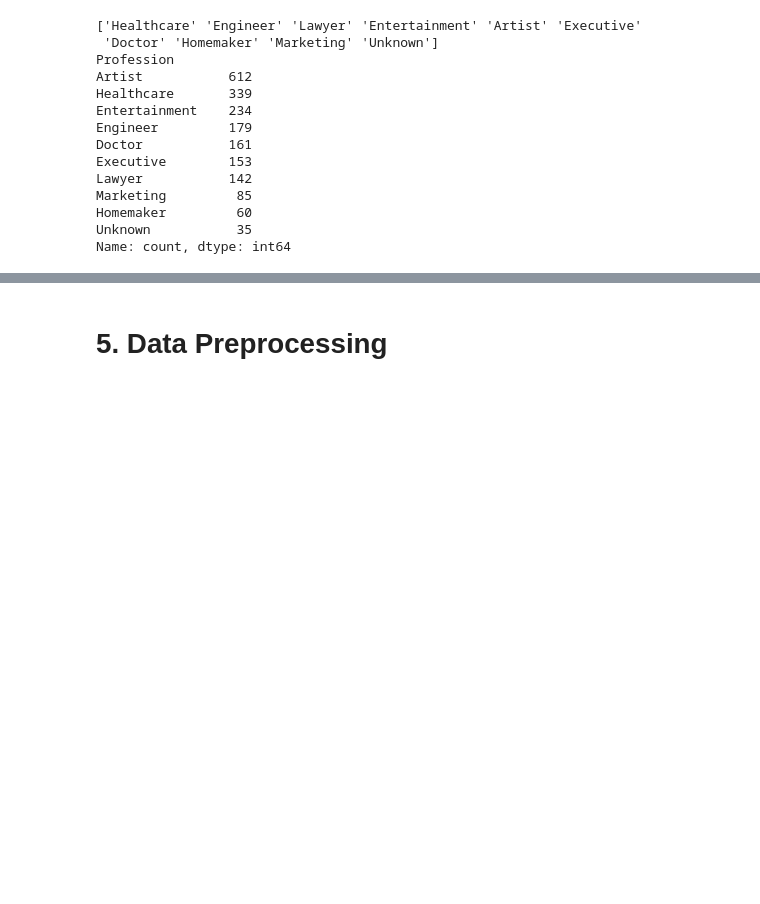
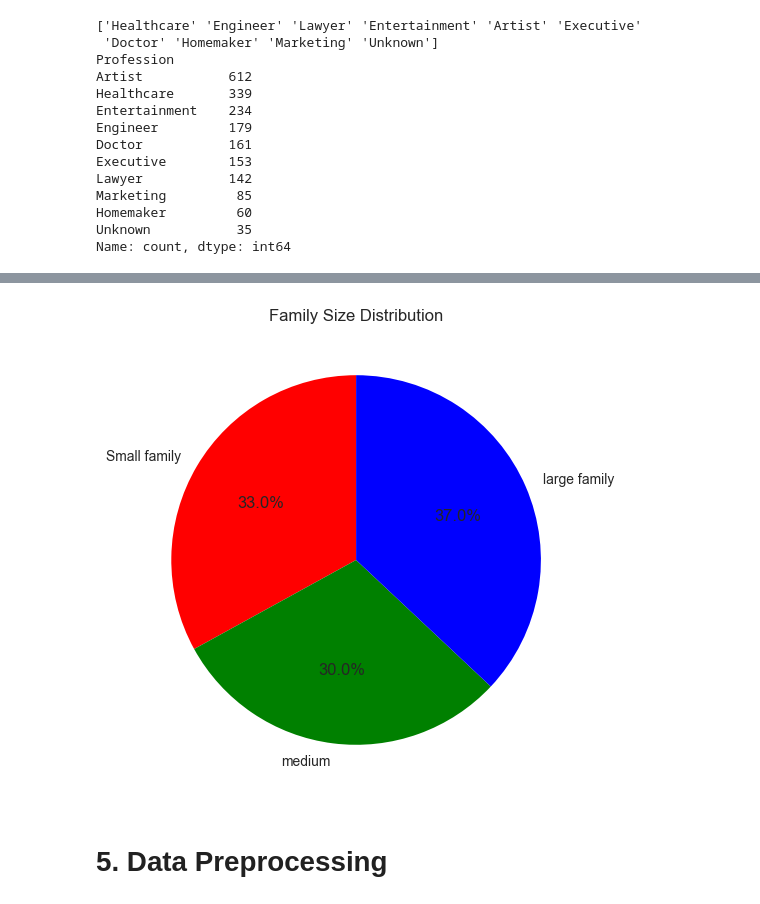
Before and after one commit to MrasyidN/belajarMachineLearning, a Jupyter notebook: Proyek/[Clustering]_Submission_Akhir_BMLP_MuhammadRasyidNurrohim.ipynb, the cells around one changed output, grey strips where cells are left out. Saved outputs shown, nothing was run; the diff lists cells and outputs as text; code cells hidden in the pictures; blank space fills up the shorter version.

```diff
--- a/Proyek/[Clustering]_Submission_Akhir_BMLP_MuhammadRasyidNurrohim.ipynb
+++ b/Proyek/[Clustering]_Submission_Akhir_BMLP_MuhammadRasyidNurrohim.ipynb
@@ -320,3 +412,19 @@ Name: count, dtype: int64
+# %%
+#pengelompokan family size
+sf = df['Family Size'][(df['Family Size'] <= 2)]
+mf = df['Family Size'][(df['Family Size'] >= 3) & (df['Family Size'] <= 4)]
+lf = df['Family Size'][(df['Family Size'] >= 5) ]
+
+fx = ["Small family", "medium", "large family"]
+fy = [len(sf.values), len(mf.values), len(lf.values)]
+
+# Membuat bar chart
+plt.figure(figsize=(10, 6))
+plt.pie(fy, labels=fx, autopct='%1.1f%%', colors=['red', 'green', 'blue'], startangle=90)
+plt.title("Family Size Distribution")
+plt.show()
+# %% [output]
+[figure, added]
 # %% [markdown]
 # **5. Data Preprocessing**
 # %% [markdown]
```
Also changed, not shown: parts of 20 cells of this notebook.
